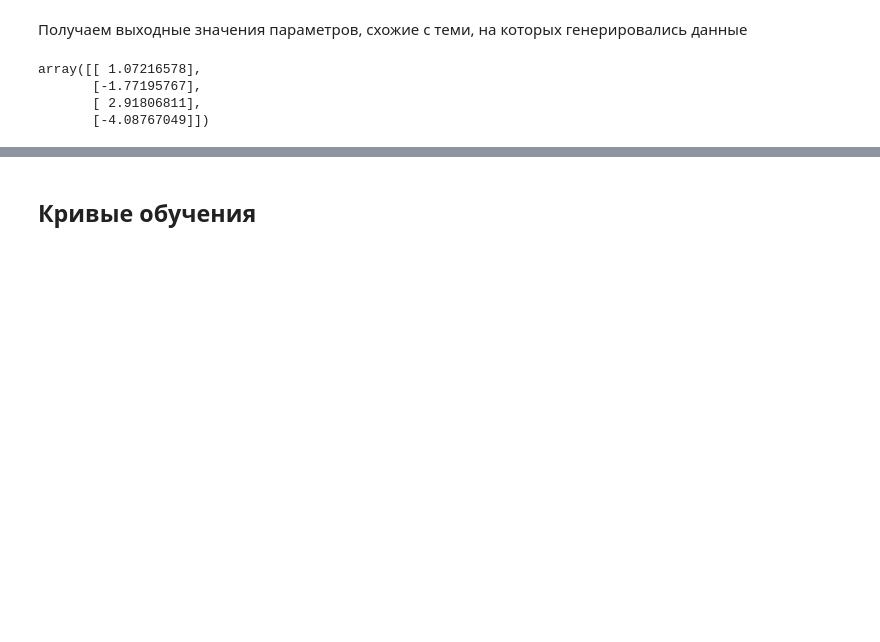
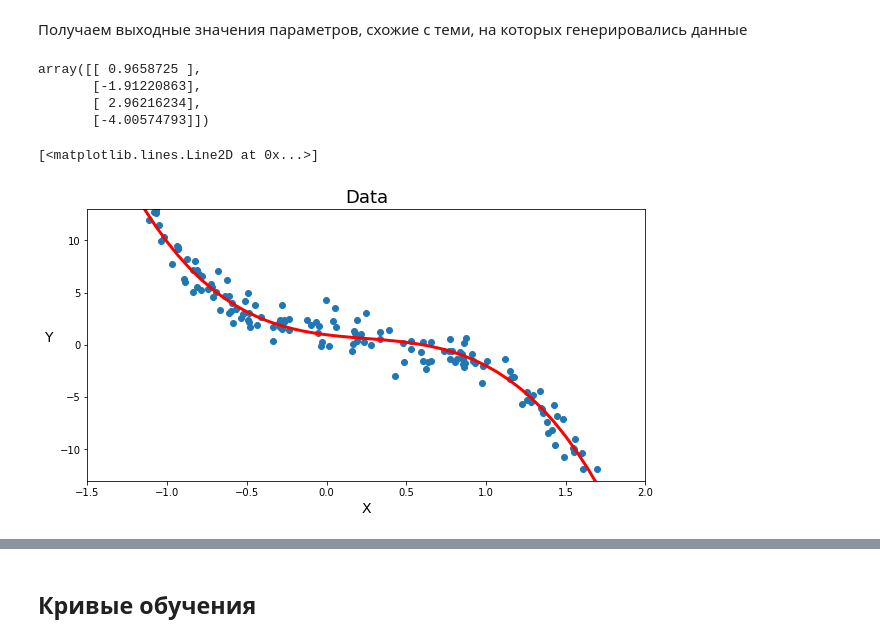
Before and after one commit to Lpshkn/MachineLearningPractice, a Jupyter notebook: Regression.ipynb, the cells around one changed output, grey strips where cells are left out. Drawn from its saved outputs; the diff is of its cells as text; code cells hidden in the pictures; blank space fills up the shorter version.

```diff
--- a/Regression.ipynb
+++ b/Regression.ipynb
@@ -355,12 +355,29 @@ def butch_gd(X, y, alpha, degree, n_iterations=1000, eta=0.01, thetas_buf=None,
 # %% [markdown]
 Получаем выходные значения параметров, схожие с теми, на которых генерировались данные
 # %%
-butch_gd(X, y, 6, 3, J_buf=Js)
+Js=[]
+thetas = butch_gd(X, y, 6, 3, J_buf=Js)
+thetas
 # %% [output]
-array([[ 1.07216578],
-       [-1.77195767],
-       [ 2.91806811],
-       [-4.08767049]])
+array([[ 0.9658725 ],
+       [-1.91220863],
+       [ 2.96216234],
+       [-4.00574793]])
+# %%
+plt.figure(figsize=(10, 5))
+plt.scatter(X, y)
+plt.title('Data', fontsize=18)
+plt.xlabel('X', fontsize=14)
+plt.ylabel('Y', rotation=0, fontsize=14, labelpad=10)
+plt.axis([-1.5, 2, -13, 13])
+
+x = np.linspace(-1.5, 2).reshape(-1,1)
+x_b = np.c_[np.ones((len(x), 1)), PolynomialFeatures(degree=3, include_bias=False).fit_transform(x)]
+predict = x_b.dot(thetas)
+plt.plot(x, predict, 'r-', linewidth=3)
+# %% [output]
+[<matplotlib.lines.Line2D at 0x...>]
+[figure, added]
 # %%
 def plot_error_ridge(X, y, alphas):
     plt.figure(figsize=(15, 10))
```
Also changed, not shown: parts of 28 cells of this notebook.
